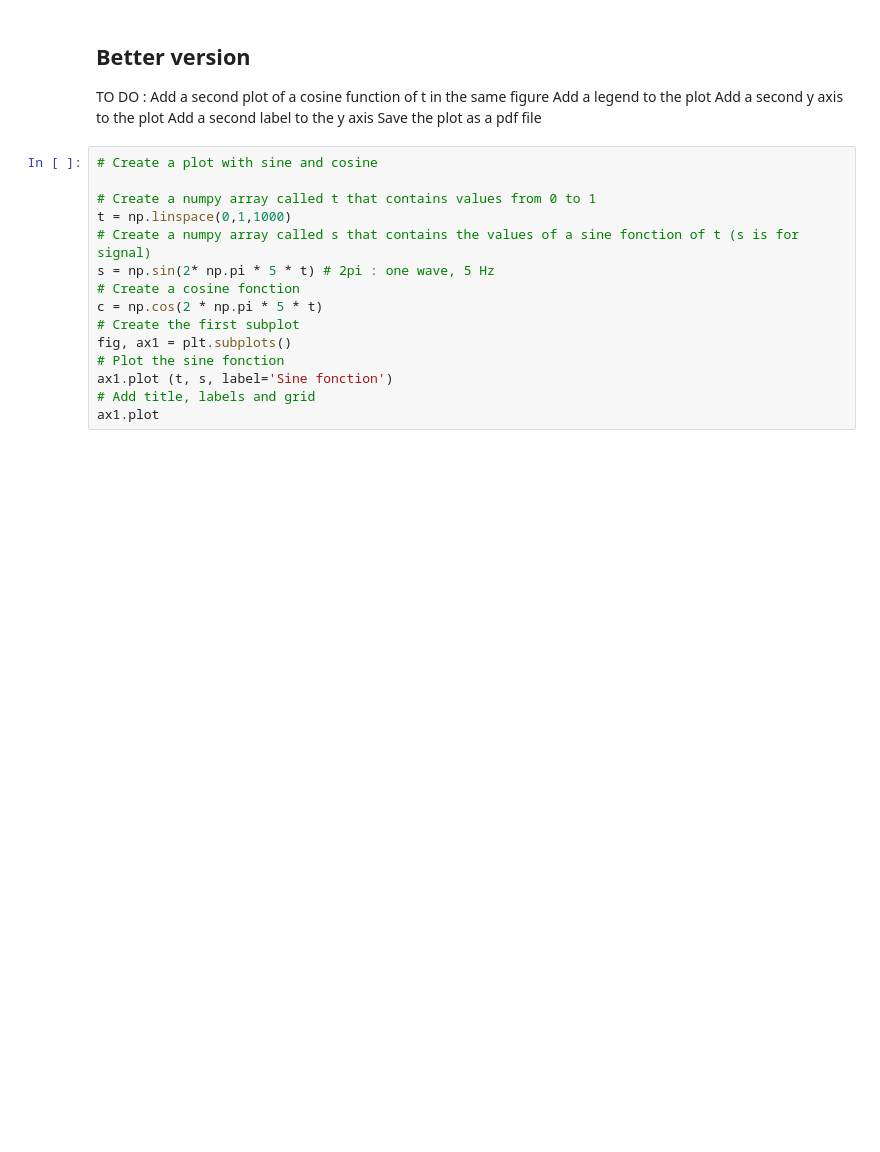
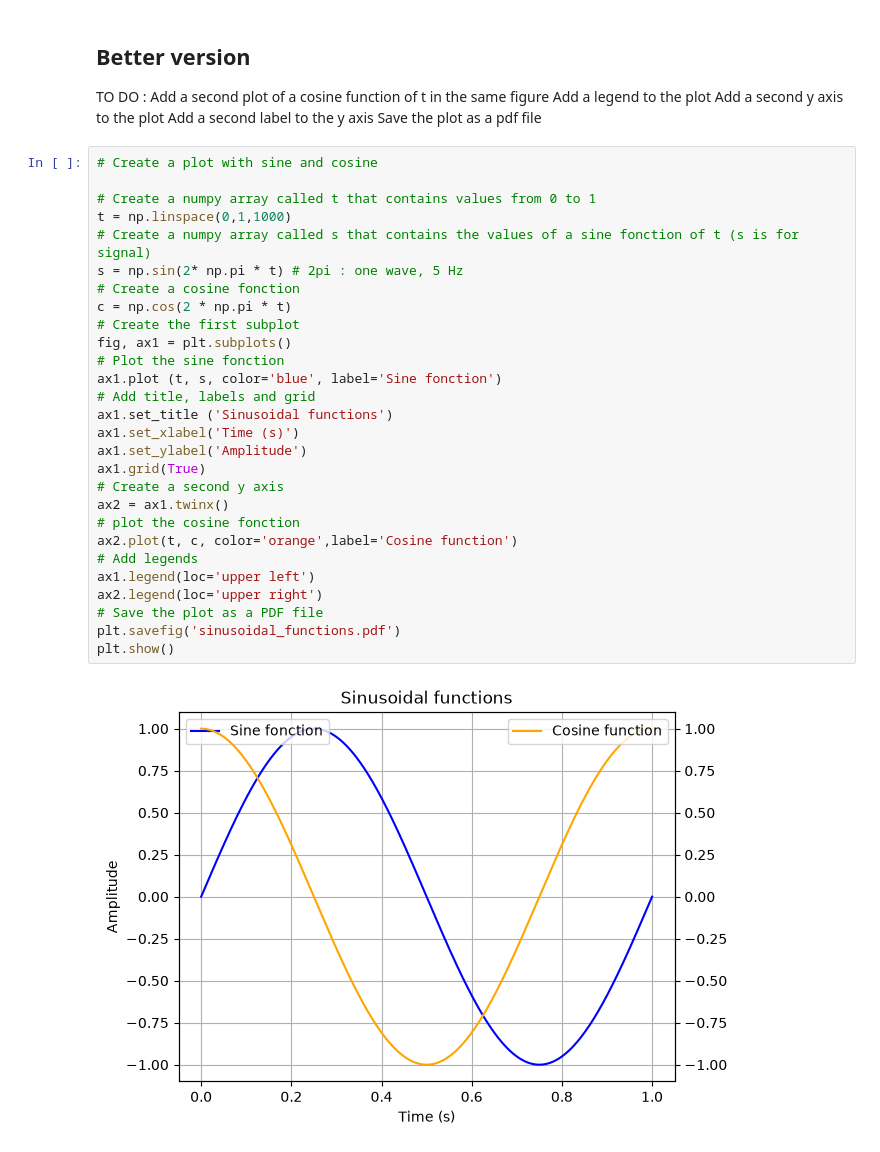
Before and after one commit to GaiaGas/Python-Series02, a Jupyter notebook: python-series02.ipynb, the cells around one changed output. Cells and saved outputs as stored; diff of their text form; blank space fills up the shorter version.

Commit message:
Fix my notebook
Add the code missing and redo the changes done in first draft. Add a cosine and sine fonction and save it as a pdf.

```diff
--- a/python-series02.ipynb
+++ b/python-series02.ipynb
@@ -57,15 +65,30 @@ Save the plot as a pdf file
 # %%
 # Create a plot with sine and cosine
 
 # Create a numpy array called t that contains values from 0 to 1
 t = np.linspace(0,1,1000)
 # Create a numpy array called s that contains the values of a sine fonction of t (s is for signal)
-s = np.sin(2* np.pi * 5 * t) # 2pi : one wave, 5 Hz
+s = np.sin(2* np.pi * t) # 2pi : one wave, 5 Hz
 # Create a cosine fonction
-c = np.cos(2 * np.pi * 5 * t)
+c = np.cos(2 * np.pi * t)
 # Create the first subplot
 fig, ax1 = plt.subplots()
 # Plot the sine fonction
-ax1.plot (t, s, label='Sine fonction')
+ax1.plot (t, s, color='blue', label='Sine fonction')
 # Add title, labels and grid
-ax1.plot
+ax1.set_title ('Sinusoidal functions')
+ax1.set_xlabel('Time (s)')
+ax1.set_ylabel('Amplitude')
+ax1.grid(True)
+# Create a second y axis
+ax2 = ax1.twinx()
+# plot the cosine fonction
+ax2.plot(t, c, color='orange',label='Cosine function')
+# Add legends
+ax1.legend(loc='upper left')
+ax2.legend(loc='upper right')
+# Save the plot as a PDF file
+plt.savefig('sinusoidal_functions.pdf')
+plt.show()
+# %% [output]
+[figure, added]
```
Also changed, not shown: parts of 3 cells of this notebook, 2 other files.
